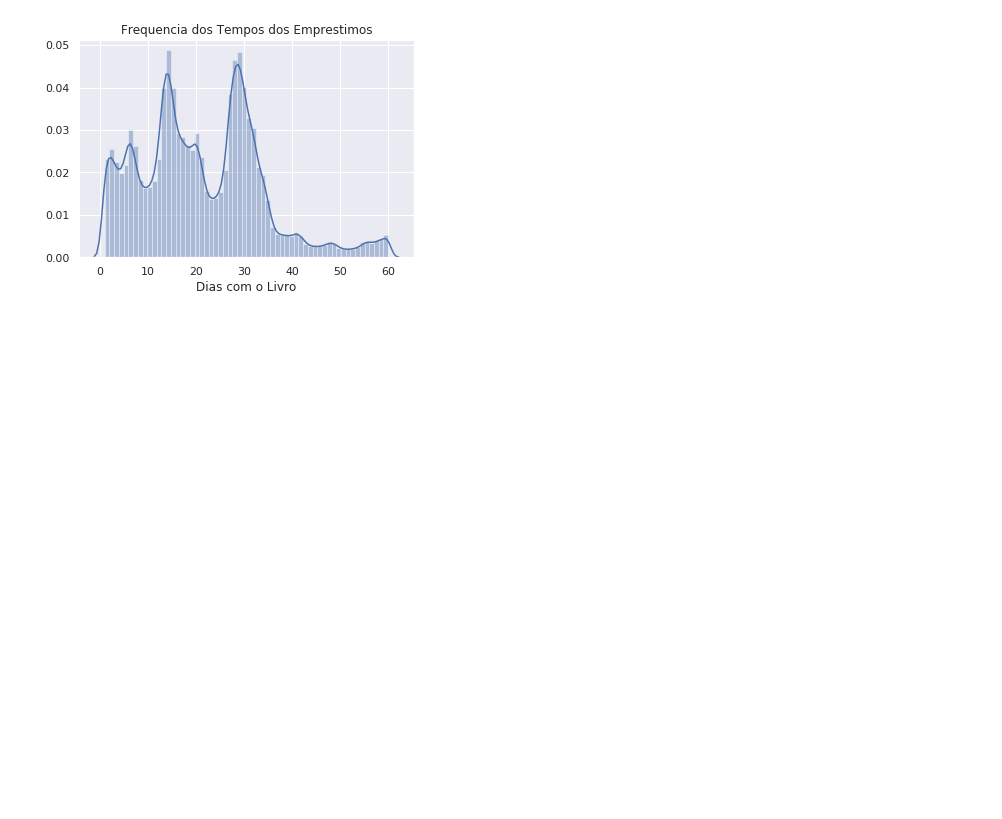
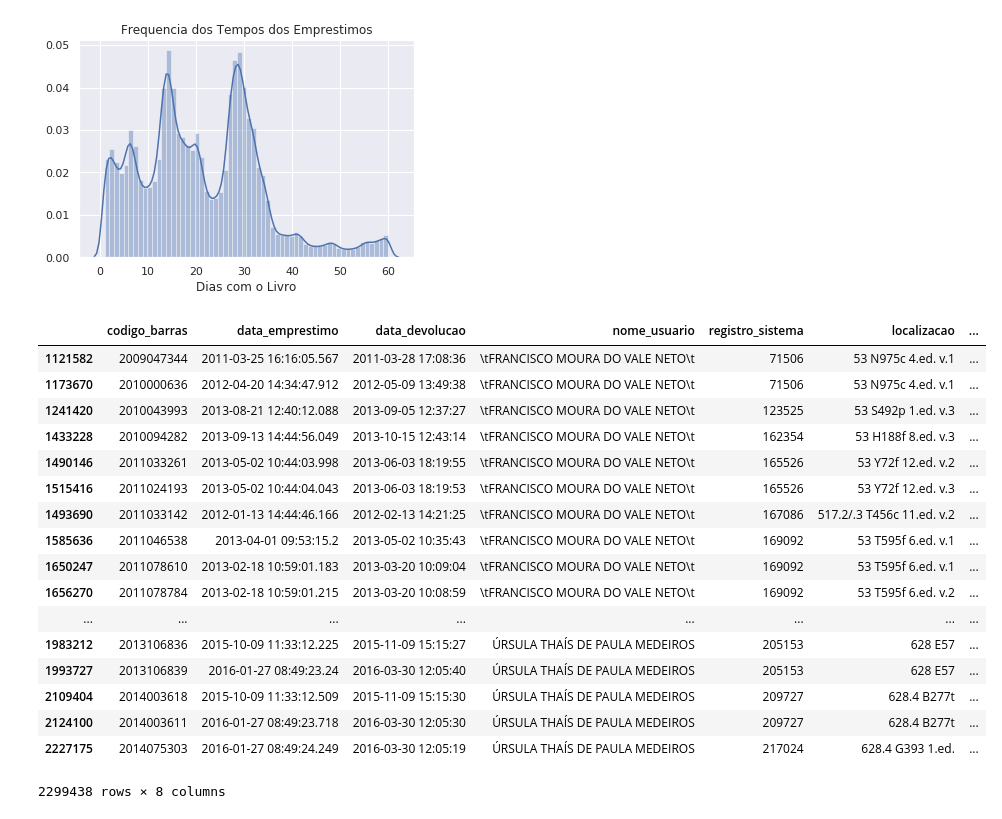
Before and after one commit to JohnVithor/Data_Science_2019_U2, a Jupyter notebook: Biblioteca.ipynb, the cells around one changed output. Cells and saved outputs as stored; diff of their text form; code cells hidden in the pictures; blank space fills up the shorter version.

```diff
--- a/Biblioteca.ipynb
+++ b/Biblioteca.ipynb
@@ -264,6 +198,27 @@ g.set_title("Frequencia dos Tempos dos Emprestimos")
 # %% [output]
 Text(0.5, 1.0, 'Frequencia dos Tempos dos Emprestimos')
 [figure]
+# %%
+emprestimos_reg_sistema_sorted.head()
+# %% [output]
+|  | codigo_barras | data_emprestimo | data_devolucao | nome_usuario | registro_sistema | localizacao | ... |
+| 1121582 | 2009047344 | 2011-03-25 16:16:05.567 | 2011-03-28 17:08:36 | \tFRANCISCO MOURA DO VALE NETO\t | 71506 | 53 N975c 4.ed. v.1 | ... |
+| 1173670 | 2010000636 | 2012-04-20 14:34:47.912 | 2012-05-09 13:49:38 | \tFRANCISCO MOURA DO VALE NETO\t | 71506 | 53 N975c 4.ed. v.1 | ... |
+| 1241420 | 2010043993 | 2013-08-21 12:40:12.088 | 2013-09-05 12:37:27 | \tFRANCISCO MOURA DO VALE NETO\t | 123525 | 53 S492p 1.ed. v.3 | ... |
+| 1433228 | 2010094282 | 2013-09-13 14:44:56.049 | 2013-10-15 12:43:14 | \tFRANCISCO MOURA DO VALE NETO\t | 162354 | 53 H188f 8.ed. v.3 | ... |
+| 1490146 | 2011033261 | 2013-05-02 10:44:03.998 | 2013-06-03 18:19:55 | \tFRANCISCO MOURA DO VALE NETO\t | 165526 | 53 Y72f 12.ed. v.2 | ... |
+| 1515416 | 2011024193 | 2013-05-02 10:44:04.043 | 2013-06-03 18:19:53 | \tFRANCISCO MOURA DO VALE NETO\t | 165526 | 53 Y72f 12.ed. v.3 | ... |
+| 1493690 | 2011033142 | 2012-01-13 14:44:46.166 | 2012-02-13 14:21:25 | \tFRANCISCO MOURA DO VALE NETO\t | 167086 | 517.2/.3 T456c 11.ed. v.2 | ... |
+| 1585636 | 2011046538 | 2013-04-01 09:53:15.2 | 2013-05-02 10:35:43 | \tFRANCISCO MOURA DO VALE NETO\t | 169092 | 53 T595f 6.ed. v.1 | ... |
+| 1650247 | 2011078610 | 2013-02-18 10:59:01.183 | 2013-03-20 10:09:04 | \tFRANCISCO MOURA DO VALE NETO\t | 169092 | 53 T595f 6.ed. v.1 | ... |
+| 1656270 | 2011078784 | 2013-02-18 10:59:01.215 | 2013-03-20 10:08:59 | \tFRANCISCO MOURA DO VALE NETO\t | 169092 | 53 T595f 6.ed. v.2 | ... |
+| ... | ... | ... | ... | ... | ... | ... | ... |
+| 1983212 | 2013106836 | 2015-10-09 11:33:12.225 | 2015-11-09 15:15:27 | ÚRSULA THAÍS DE PAULA MEDEIROS | 205153 | 628 E57 | ... |
+| 1993727 | 2013106839 | 2016-01-27 08:49:23.24 | 2016-03-30 12:05:40 | ÚRSULA THAÍS DE PAULA MEDEIROS | 205153 | 628 E57 | ... |
+| 2109404 | 2014003618 | 2015-10-09 11:33:12.509 | 2015-11-09 15:15:30 | ÚRSULA THAÍS DE PAULA MEDEIROS | 209727 | 628.4 B277t | ... |
+| 2124100 | 2014003611 | 2016-01-27 08:49:23.718 | 2016-03-30 12:05:30 | ÚRSULA THAÍS DE PAULA MEDEIROS | 209727 | 628.4 B277t | ... |
+| 2227175 | 2014075303 | 2016-01-27 08:49:24.249 | 2016-03-30 12:05:19 | ÚRSULA THAÍS DE PAULA MEDEIROS | 217024 | 628.4 G393 1.ed. | ... |
+2299438 rows × 8 columns
 # %%
 livros_mais_dias = emprestimos_reg_sistema_sorted.groupby("registro_sistema")["dias_com_livro"].sum()
 # %%
```
Also changed, not shown: parts of 34 cells of this notebook.
